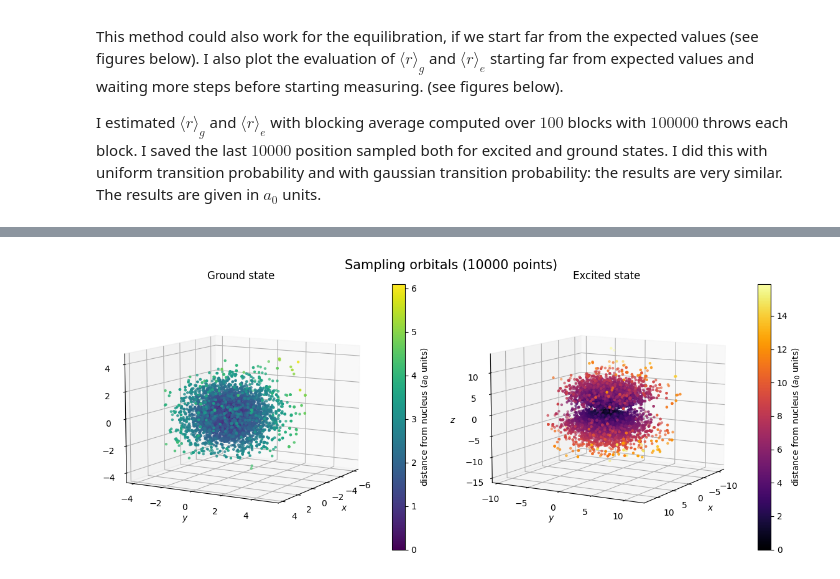
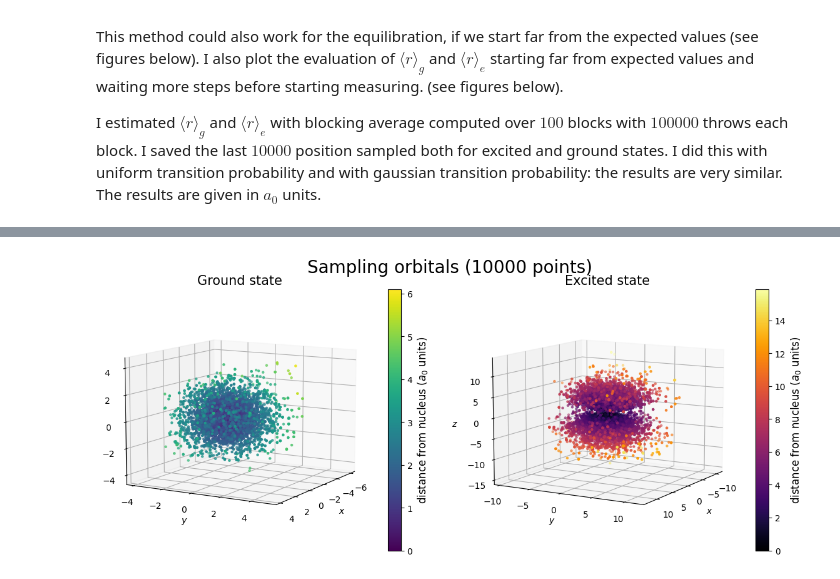
Before and after one commit to lazzerialberto/sim_numerica, a Jupyter notebook: lezione_5/LSN_Exercises_05.ipynb, the cells around one changed output, grey strips where cells are left out. Drawn from its saved outputs; the diff is of its cells as text; code cells hidden in the pictures.

```diff
--- a/lezione_5/LSN_Exercises_05.ipynb
+++ b/lezione_5/LSN_Exercises_05.ipynb
@@ -263,36 +263,36 @@ from matplotlib import cm
 from matplotlib.colors import Normalize
 
 pos_ground=pd.read_csv("./OUTPUT/positions_g.dat")
 pos_excited=pd.read_csv("./OUTPUT/positions_e.dat")
 
 fig = plt.figure(figsize=(12,5))
 
 ax7 = fig.add_subplot(1,2,1,projection='3d')
 ax7.scatter(pos_ground['x'], pos_ground['y'], pos_ground['z'], c=pos_ground['r'], cmap=cm.viridis,marker='.')
 ax7.set_xlabel(r'$x$')
 ax7.set_ylabel(r'$y$')
 ax7.set_zlabel(r'$z$')
 ax7.view_init(10, 30)
-ax7.set_title(r"Ground state",fontsize=12)
+ax7.set_title(r"Ground state",fontsize=15)
 # Aggiungi la colorbar
 norm=Normalize(vmin=0,vmax=6.1)
 cbar = fig.colorbar(cm.ScalarMappable(norm=norm,cmap=cm.viridis), ax=ax7)
-cbar.set_label(r'distance from nucleus ($a_0$ units)',fontsize=10)
+cbar.set_label(r'distance from nucleus ($a_0$ units)',fontsize=12)
 
 ax8 = fig.add_subplot(1,2,2,projection='3d')
 ax8.scatter(pos_excited['x'], pos_excited['y'], pos_excited['z'], c=pos_excited['r'],cmap=cm.inferno, marker='.')
 ax8.set_xlabel(r'$x$')
 ax8.set_ylabel(r'$y$')
 ax8.set_zlabel(r'$z$')
 ax8.view_init(10, 30)
-ax8.set_title(r"Excited state",fontsize=12)
+ax8.set_title(r"Excited state",fontsize=15)
 # Aggiungi la colorbar
 norm=Normalize(vmin=0,vmax=15.9)
 cbar = fig.colorbar(cm.ScalarMappable(norm=norm,cmap=cm.inferno), ax=ax8)
-cbar.set_label(r'distance from nucleus ($a_0$ units)',fontsize=10)
+cbar.set_label(r'distance from nucleus ($a_0$ units)',fontsize=12)
 
-plt.suptitle(r"Sampling orbitals (10000 points)",fontsize=15)
+plt.suptitle(r"Sampling orbitals (10000 points)",fontsize=20)
 plt.tight_layout()
 plt.show()
 # %% [output]
-[figure, old version]
+[figure, new version]
```
Also changed, not shown: parts of 3 cells of this notebook.
